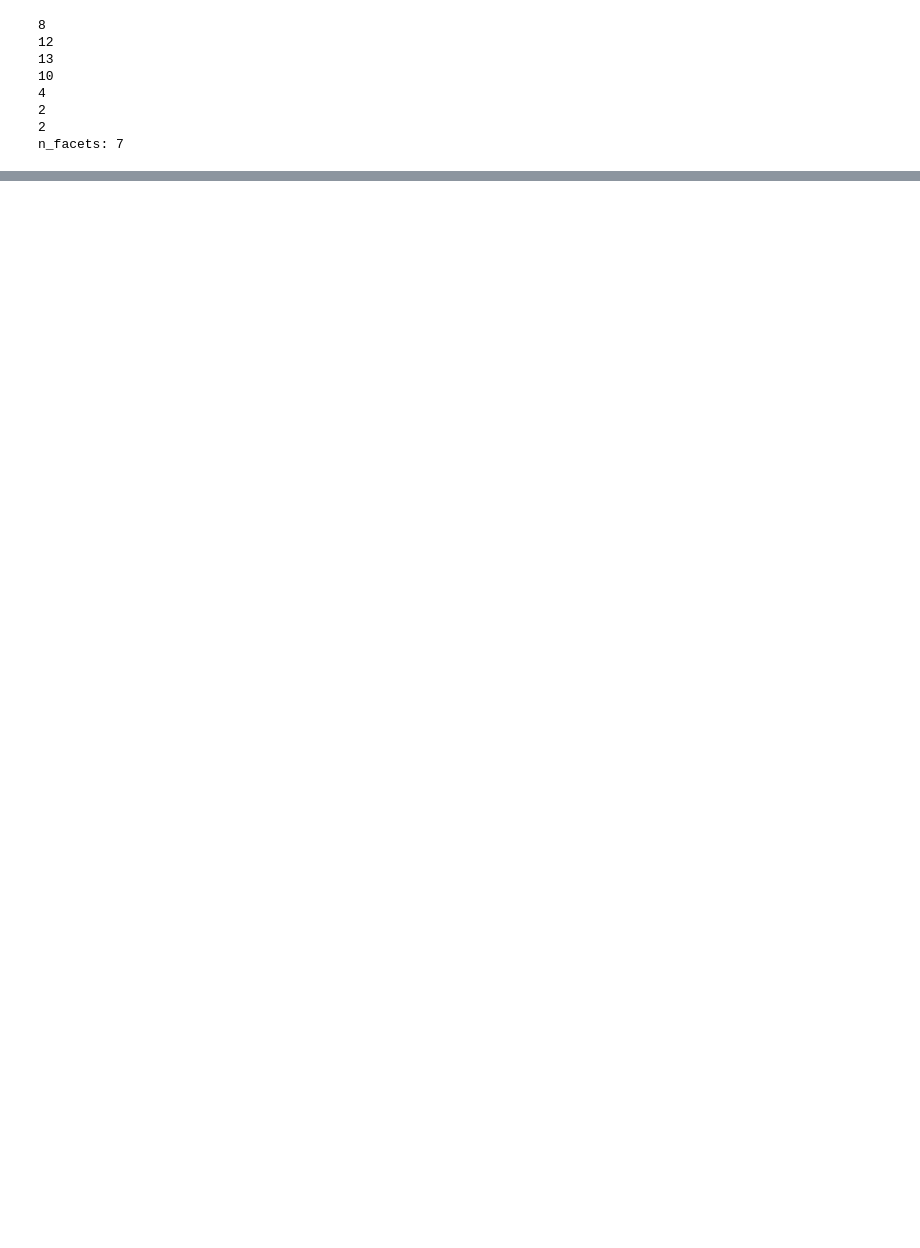
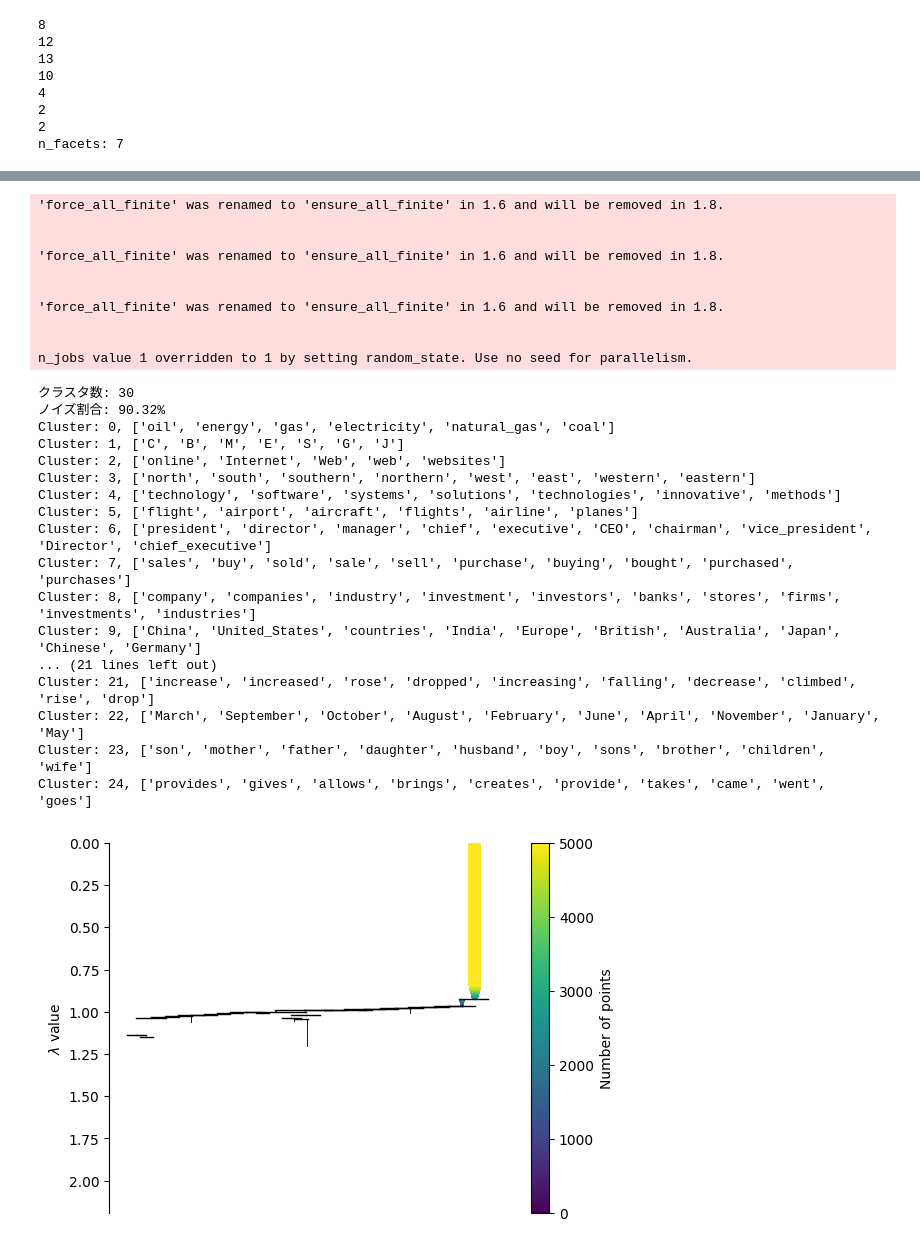
Before and after one commit to wbcat001/DRZoom, a Jupyter notebook: src/experiments/17_HDBSCAN/visalization.ipynb, the cells around one changed output, grey strips where cells are left out. Saved outputs shown, nothing was run; the diff lists cells and outputs as text; code cells hidden in the pictures; blank space fills up the shorter version.

```diff
--- a/src/experiments/17_HDBSCAN/visalization.ipynb
+++ b/src/experiments/17_HDBSCAN/visalization.ipynb
@@ -604,0 +682,33 @@ X, y = load_mnist(5000)
+# %%
+X, y = load_w2v(5000)
+# %%
+run_hdbscan(X, y, min_samples=10, min_cluster_size=5)
+# %% [output]
+'force_all_finite' was renamed to 'ensure_all_finite' in 1.6 and will be removed in 1.8.
+
+
+'force_all_finite' was renamed to 'ensure_all_finite' in 1.6 and will be removed in 1.8.
+
+
+'force_all_finite' was renamed to 'ensure_all_finite' in 1.6 and will be removed in 1.8.
+
+
+n_jobs value 1 overridden to 1 by setting random_state. Use no seed for parallelism.
+クラスタ数: 30
+ノイズ割合: 90.32%
+Cluster: 0, ['oil', 'energy', 'gas', 'electricity', 'natural_gas', 'coal']
+Cluster: 1, ['C', 'B', 'M', 'E', 'S', 'G', 'J']
+Cluster: 2, ['online', 'Internet', 'Web', 'web', 'websites']
+Cluster: 3, ['north', 'south', 'southern', 'northern', 'west', 'east', 'western', 'eastern']
+Cluster: 4, ['technology', 'software', 'systems', 'solutions', 'technologies', 'innovative', 'methods']
+Cluster: 5, ['flight', 'airport', 'aircraft', 'flights', 'airline', 'planes']
+Cluster: 6, ['president', 'director', 'manager', 'chief', 'executive', 'CEO', 'chairman', 'vice_president', 'Director', 'chief_executive']
+Cluster: 7, ['sales', 'buy', 'sold', 'sale', 'sell', 'purchase', 'buying', 'bought', 'purchased', 'purchases']
+Cluster: 8, ['company', 'companies', 'industry', 'investment', 'investors', 'banks', 'stores', 'firms', 'investments', 'industries']
+Cluster: 9, ['China', 'United_States', 'countries', 'India', 'Europe', 'British', 'Australia', 'Japan', 'Chinese', 'Germany']
+... (21 lines left out)
+Cluster: 21, ['increase', 'increased', 'rose', 'dropped', 'increasing', 'falling', 'decrease', 'climbed', 'rise', 'drop']
+Cluster: 22, ['March', 'September', 'October', 'August', 'February', 'June', 'April', 'November', 'January', 'May']
+Cluster: 23, ['son', 'mother', 'father', 'daughter', 'husband', 'boy', 'sons', 'brother', 'children', 'wife']
+Cluster: 24, ['provides', 'gives', 'allows', 'brings', 'creates', 'provide', 'takes', 'came', 'went', 'goes']
+[figure, added]
```
Also changed, not shown: parts of 11 cells of this notebook, 20 other files.
